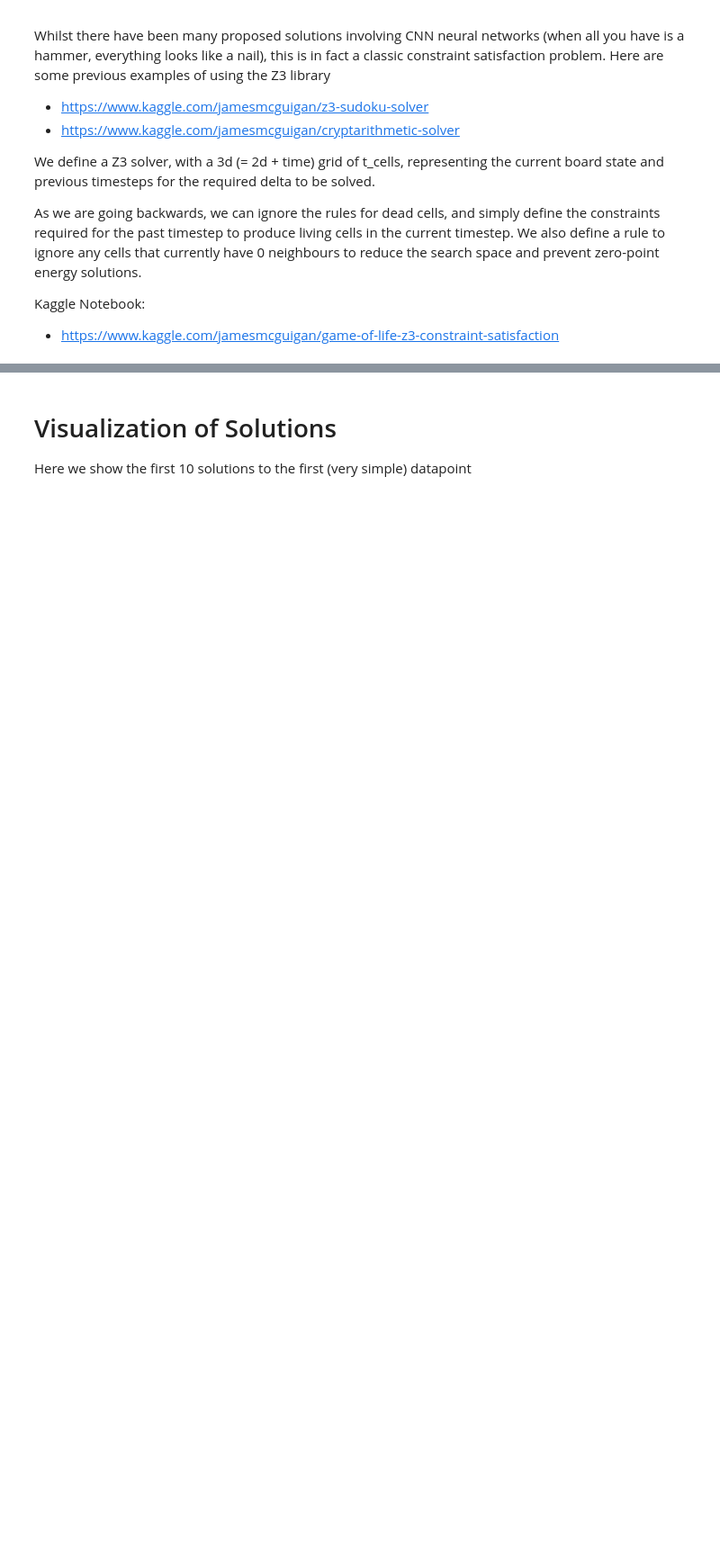
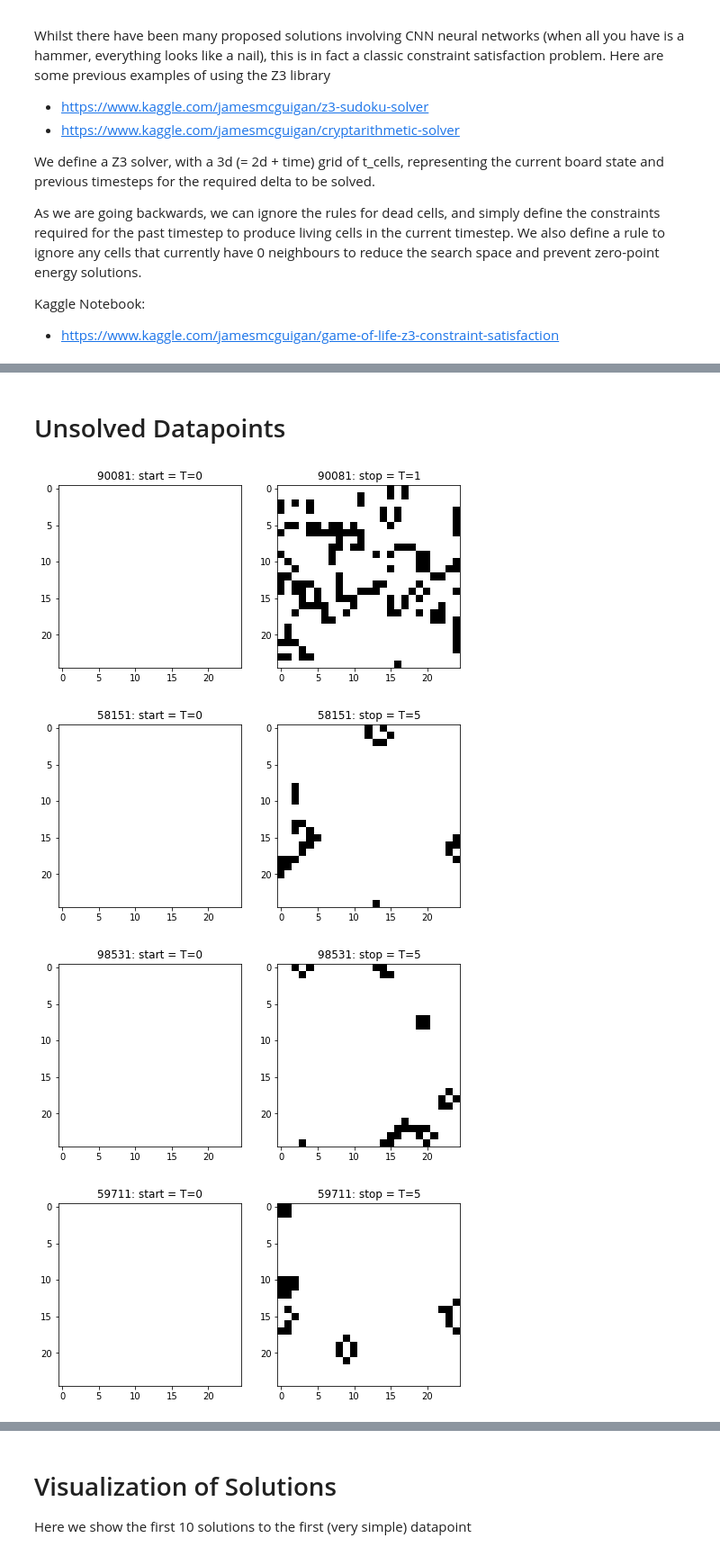
Before and after one commit to JamesMcGuigan/ai-games, a Jupyter notebook: puzzles/game_of_life/constraint_satisfaction/z3_solver.ipynb, the cells around one changed output, grey strips where cells are left out. Shown: that part at 90% size. Cells and saved outputs as stored; diff of their text form; code cells hidden in the pictures; blank space fills up the shorter version.

```diff
--- a/puzzles/game_of_life/constraint_satisfaction/z3_solver.ipynb
+++ b/puzzles/game_of_life/constraint_satisfaction/z3_solver.ipynb
@@ -62,0 +63,34 @@ The autoreload extension is already loaded. To reload it, use:
+# %% [markdown]
+# Unsolved Datapoints
+# %%
+for idx in [
+    90081,  # breaks with distance=1, requires distance=2
+    58151,  # | delta = 5 | cells =  30 ->   0 | unsolved 5441.7s
+    98531,  # | delta = 5 | cells =  30 ->   0 | unsolved 5782.9s
+    59711,  # | delta = 5 | cells =  29 ->   0 | unsolved 5783.9s
+    61671,  # | delta = 5 | cells =  29 ->   0 | unsolved 5784.1s
+    55371,  # | delta = 4 | cells =  30 ->   0 | unsolved 3569.8s
+    66341,  # | delta = 5 | cells =  30 ->   0 | unsolved 5792.2s
+    91641,  # | delta = 5 | cells =  30 ->   0 | unsolved 5766.7s
+    85851,  # | delta = 5 | cells =  30 ->   0 | unsolved 5789.5s
+    85291,  # | delta = 5 | cells =  30 ->   0 | unsolved 5085.8s
+    54891,  # | delta = 4 | cells =  30 ->   0 | unsolved 3437.6s
+    66931,  # | delta = 5 | cells =  30 ->   0 | unsolved 5194.4s
+    71601,  # | delta = 5 | cells =  30 ->   0 | unsolved 5791.1s
+    58921,  # | delta = 5 | cells =  31 ->   0 | unsolved 5796.2s
+]:
+    df    = test_df
+    delta = csv_to_delta(df, idx)
+    board = csv_to_numpy(df, idx, key='stop')
+
+    # z3_solver, t_cells, solution_3d = game_of_life_solver(board, delta, verbose=False)
+    # print(f'test_df[{idx}] = ', z3_solver.check())
+    # if z3_solver.check() == z3.sat:
+    #     plot_3d(solution_3d)
+    # else:
+    plot_idx(df, idx)
+# %% [output]
+[figure, added]
+[figure, added]
+[figure, added]
+[figure, added]
```
Also changed, not shown: parts of 7 cells of this notebook, 3 other files.
